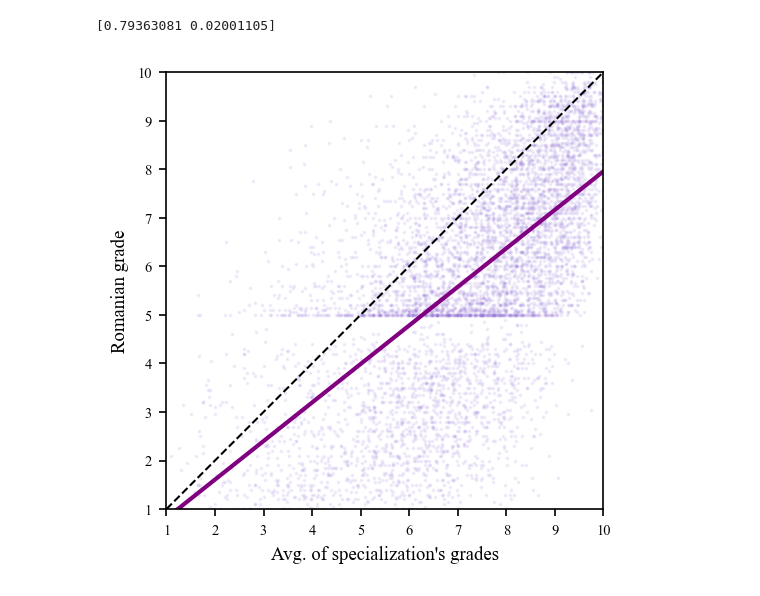
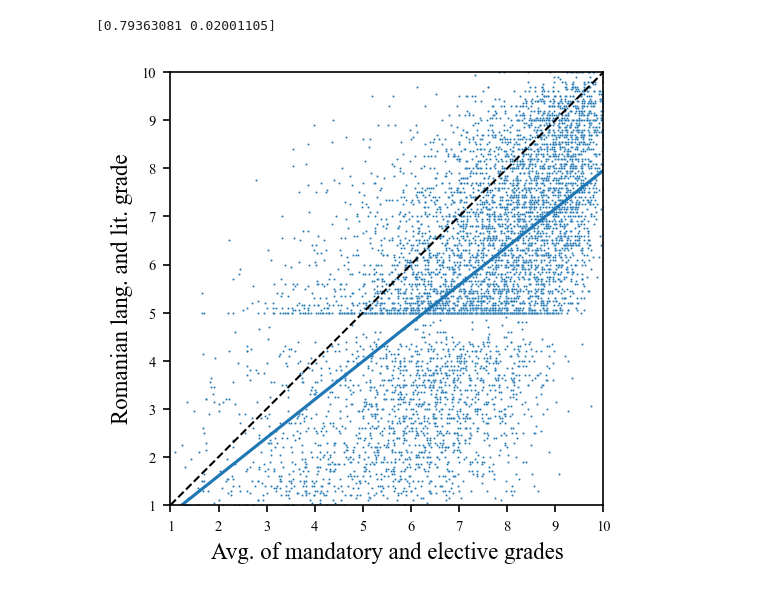
Before and after one commit to alparius/bac-stat, a Jupyter notebook: src/exp3_linear_reg.ipynb, the cells around one changed output. Cells and saved outputs as stored; diff of their text form; code cells hidden in the pictures.

```diff
--- a/src/exp3_linear_reg.ipynb
+++ b/src/exp3_linear_reg.ipynb
@@ -32,35 +72,37 @@ print()
 romanian_plus_results = results_2021[(results_2021['mother_tongue'] != '') & (results_2021['romanian_written_final'] >= 1)]
 romanian_plus_results_valid = romanian_plus_results[(romanian_plus_results['mandatory_subject_written_final'] >= 1.0) & (romanian_plus_results['elective_subject_written_final'] >= 1.0)].copy()
 romanian_plus_results_valid.loc[:, 'mandatory_elective_average'] = romanian_plus_results_valid[['mandatory_subject_written_final', 'elective_subject_written_final']].mean(axis=1)
 
 dot_size_minority = 30
 dot_size_ro = dot_size_minority * len(romanian_plus_results_valid)
 
 x_minority = romanian_plus_results_valid['mandatory_elective_average']
 y_minority = romanian_plus_results_valid['romanian_written_final']
 
 linear_line_minority = np.polyfit(x_minority, y_minority, 1)
 print(linear_line_minority)
 end_points_x = [1, 10]
 end_points_y = [linear_line_minority[0] * x + linear_line_minority[1] for x in end_points_x]
 
 
 with plt.rc_context(bundles.neurips2021(usetex=False, family='serif')):
     fig, ax = plt.subplots(dpi=150)
 
-    ax.scatter(x_minority, y_minority, marker='.', alpha=0.1, color='mediumpurple', s=3)
+    sns.scatterplot(x_minority, y_minority, ax=ax, markers=['.'], s=1
+    #, marker='.', alpha=0.25, color='mediumpurple', s=3
+    )
 
     plt.gca().set_aspect('equal', adjustable='box')
     ax.set_xlim(1, 10)
     ax.set_ylim(1, 10)
-    ax.plot(end_points_x, end_points_y, linewidth = 2, color='purple')
+    ax.plot(end_points_x, end_points_y, linewidth = 1.5)
     ax.plot(end_points_x, end_points_x, '--', linewidth = 1, color='black')
 
-    ax.set_xlabel("Avg. of specialization's grades")
-    ax.set_ylabel("Romanian grade")
+    ax.set_xlabel("Avg. of mandatory and elective grades", fontsize=11)
+    ax.set_ylabel("Romanian lang. and lit. grade", fontsize=11)
 
     plt.show()
     fig.savefig('../doc/plots/exp3_linear_reg_min.png', bbox_inches='tight')
 # %% [output]
 [0.79363081 0.02001105]
-[figure, old version]
+[figure, new version]
```
Also changed, not shown: parts of 5 cells of this notebook, 1 other file.
